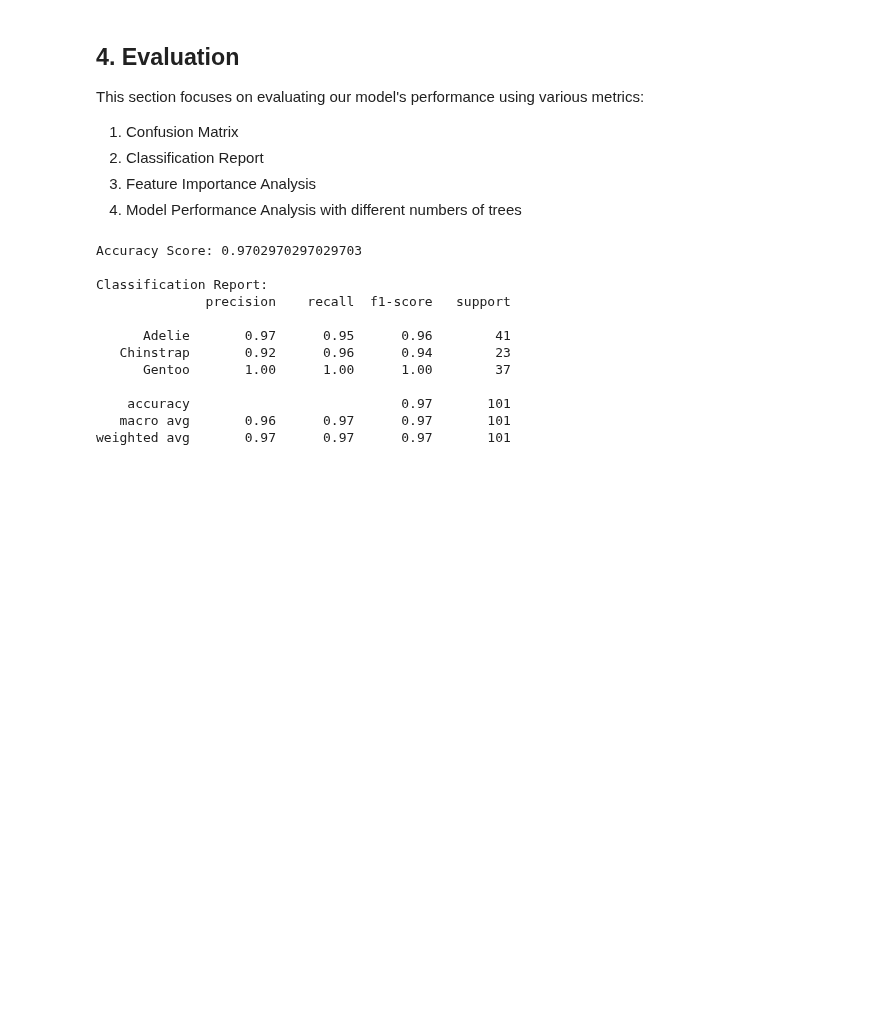
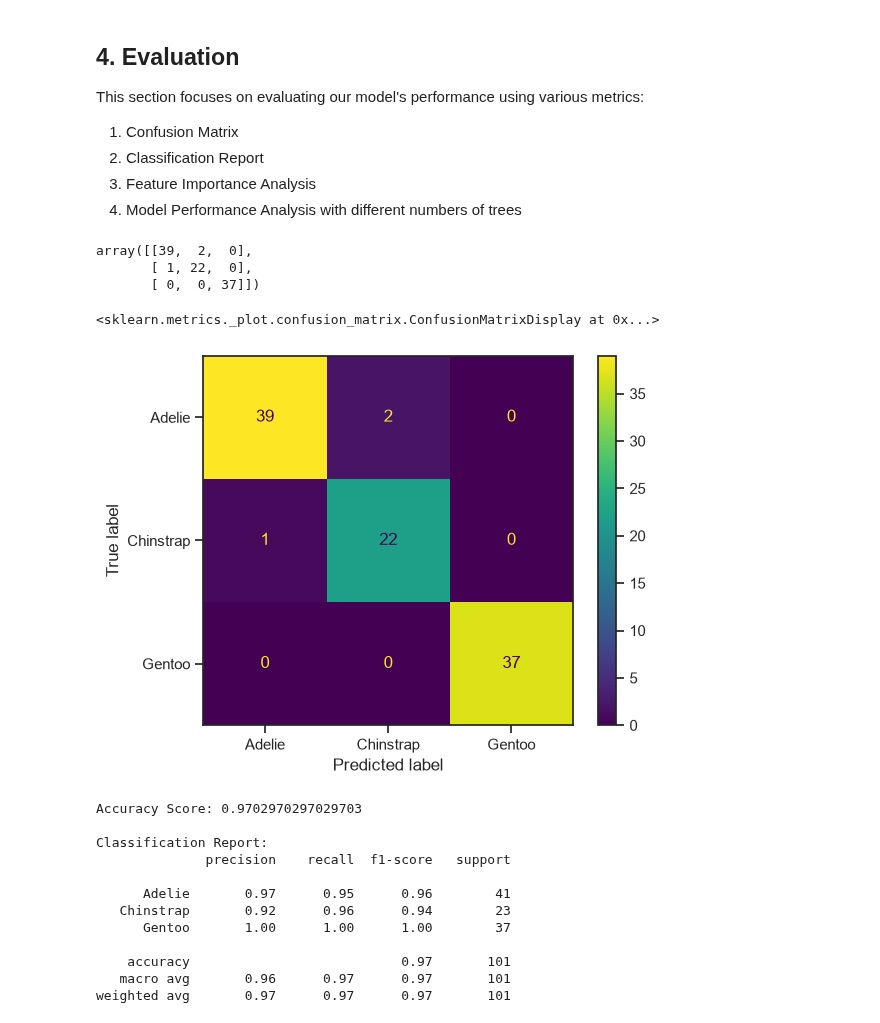
Before and after one commit to massirr/Machine-Learning---Forecasting, a Jupyter notebook: 2 - Decision Trees - Random Forests/2 - Decision Trees & Random Forest (student notebook).ipynb, the cells around one changed output. Saved outputs shown, nothing was run; the diff lists cells and outputs as text; code cells hidden in the pictures; blank space fills up the shorter version.

Commit message:
Lesson 2: decision trees and random forests

```diff
--- a/2 - Decision Trees - Random Forests/2 - Decision Trees & Random Forest (student notebook).ipynb
+++ b/2 - Decision Trees - Random Forests/2 - Decision Trees & Random Forest (student notebook).ipynb
@@ -253,7 +295,8 @@ y =
 ### Train | Test Split
 # %%
 from sklearn.model_selection import train_test_split
-...
+# same split as the decision tree, so the two models are compared on the same test penguins
+X_train, X_test, y_train, y_test = train_test_split(X, y, test_size=0.3, random_state=101)
 # %% [markdown]
 ## 3. Model Building
 
@@ -267,7 +310,7 @@ In this section, we'll create and train our Random Forest model. We'll explore:
 from sklearn.ensemble import RandomForestClassifier
 # %%
 # use 10 random trees (n_estimators), set a random state and set max_features at 'sqrt'
-model =
+model = RandomForestClassifier(n_estimators=10, max_features='sqrt', random_state=101)
 # %%
 # fit the model
-model
+model.fit(X_train, y_train)
@@ -286,8 +331,17 @@ This section focuses on evaluating our model's performance using various metrics
 from sklearn.metrics import confusion_matrix, classification_report, ConfusionMatrixDisplay, accuracy_score
 # %%
 # remember, it takes the labels that we kept for testing the model (y-test and compares it to the predicted labels (preds))
-cm =
+cm = confusion_matrix(y_test, preds)
+cm
+# %% [output]
+array([[39,  2,  0],
+       [ 1, 22,  0],
+       [ 0,  0, 37]])
 # %%
-CM_plot = ConfusionMatrixDisplay(...)
+CM_plot = ConfusionMatrixDisplay(confusion_matrix=cm, display_labels=model.classes_)
+CM_plot.plot()
+# %% [output]
+<sklearn.metrics._plot.confusion_matrix.ConfusionMatrixDisplay at 0x...>
+[figure, added]
 # %%
 # Create a Classification report (like displayed in the report underneath)
```
Also changed, not shown: parts of 53 cells of this notebook.
